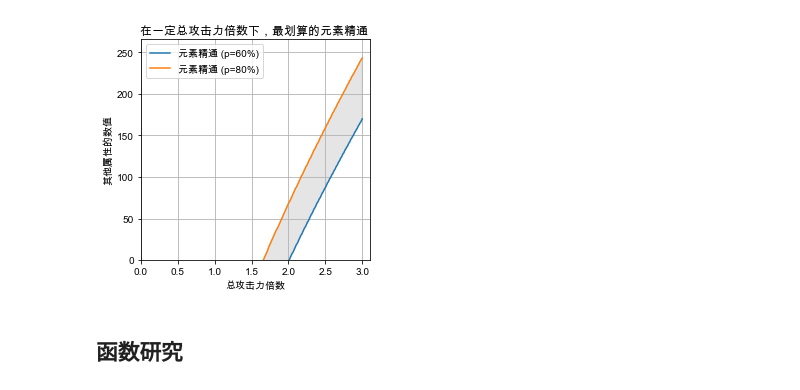
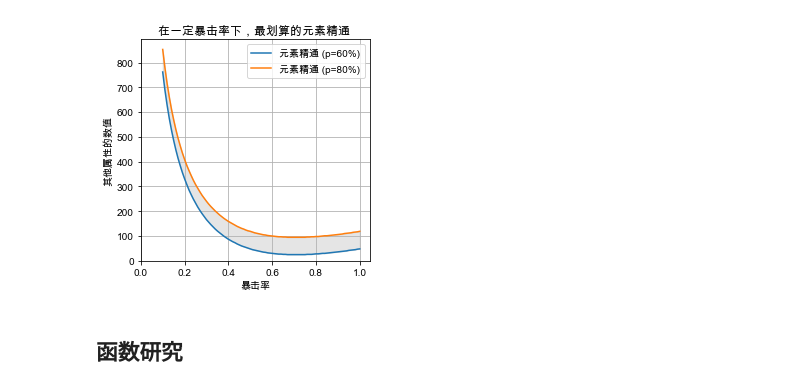
Before and after one commit to Crayon-ShinChan/Genshin, a Jupyter notebook: damage_cal.ipynb, the cells around one changed output. Cells and saved outputs as stored; diff of their text form; code cells hidden in the pictures.

```diff
--- a/damage_cal.ipynb
+++ b/damage_cal.ipynb
@@ -856,9 +856,9 @@ def draw_rel(EAR, ps, n, show, ):
 #     )
     fig.savefig('数值关系.png', dpi=800)
 # %%
-draw_rel(1.5, [.6, .8], .15, [2])
+draw_rel(1.5, [.6, .8], .15, [1])
 # %% [output]
-[figure, old version]
+[figure, new version]
 # %% [markdown]
 ## 函数研究
 # %%
```
Also changed, not shown: parts of 1 cell of this notebook, 3 other files.
